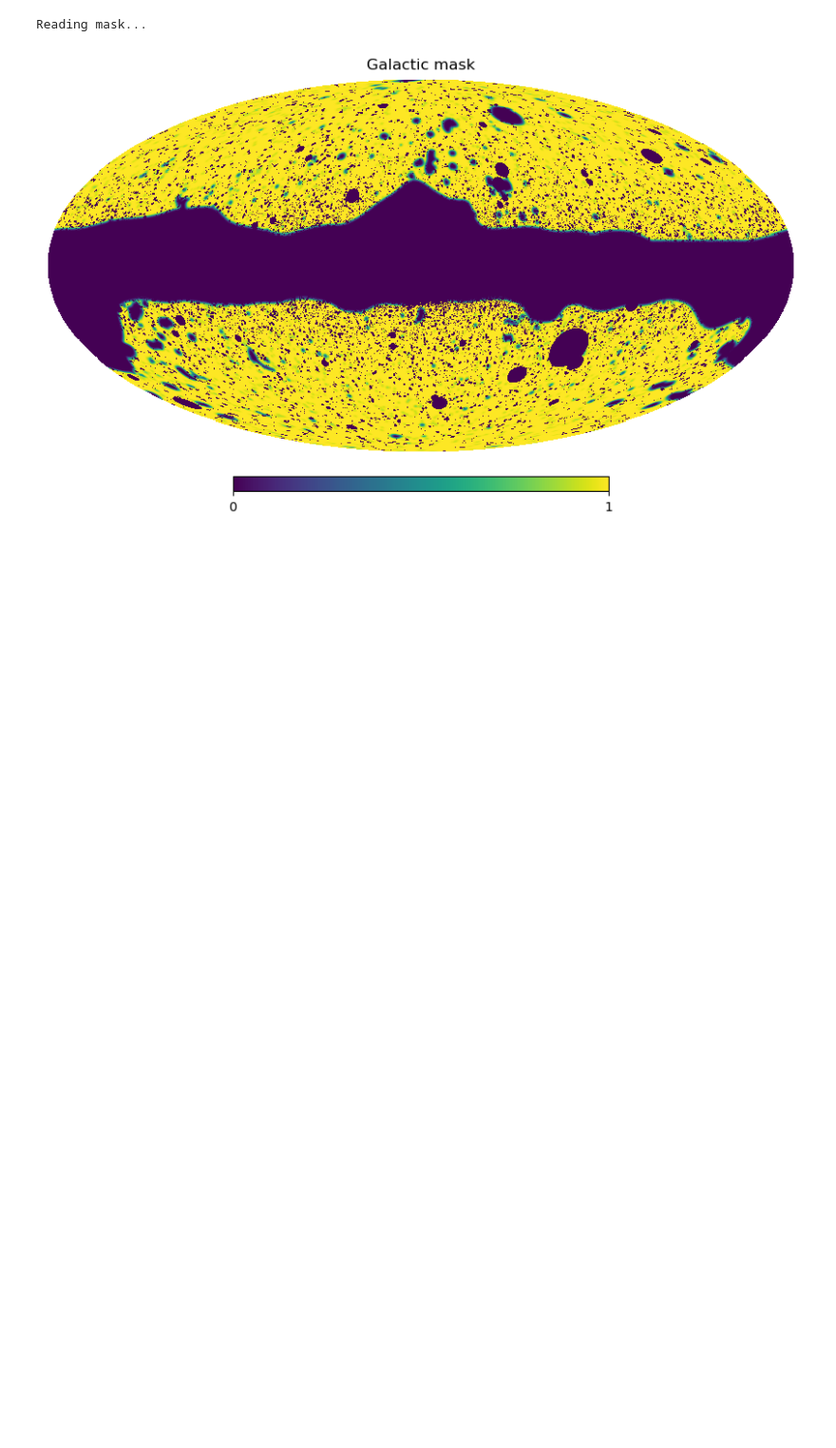
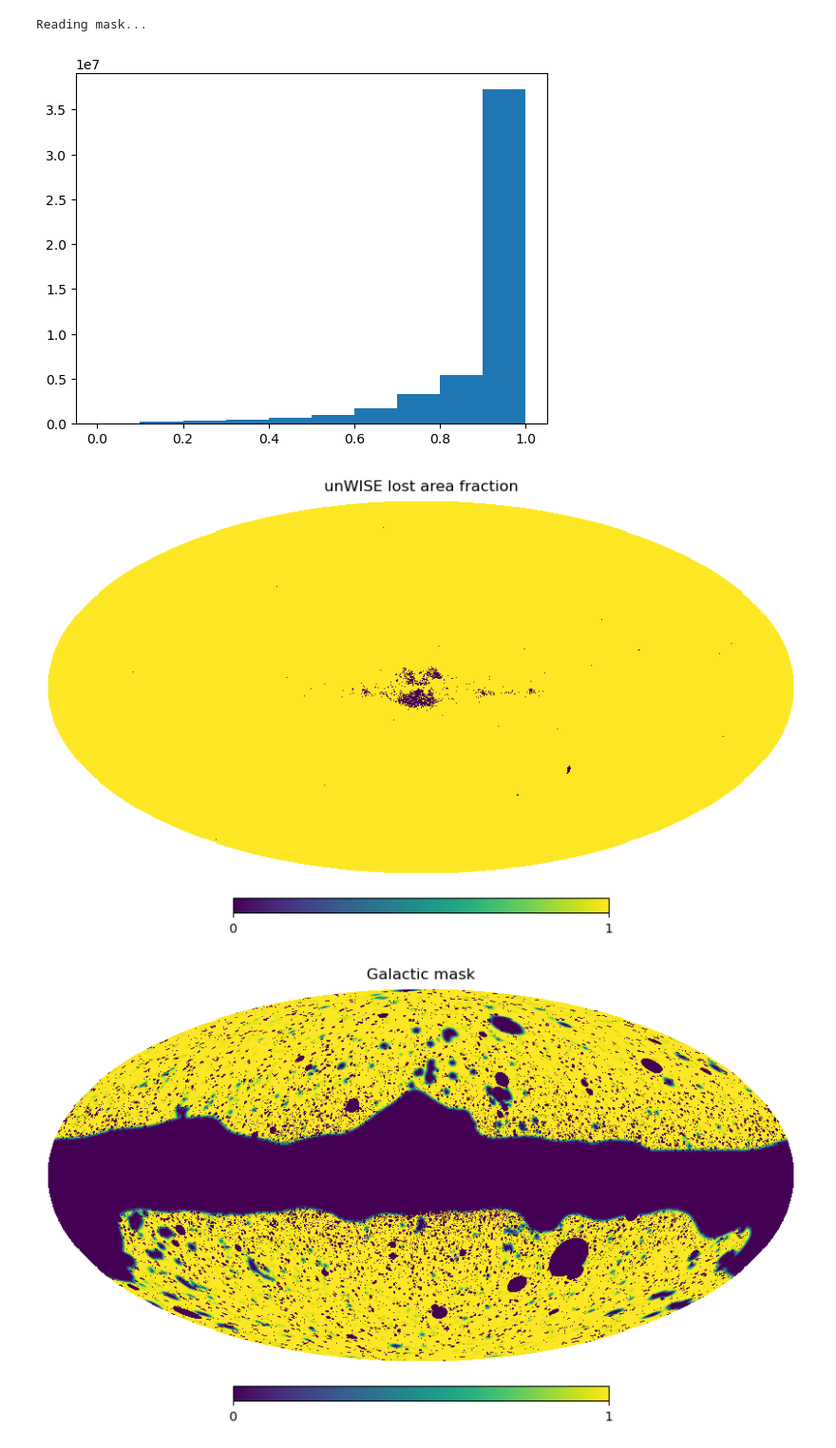
Before and after one commit to Zguandi/unWISE_SZ, a Jupyter notebook: unWISE_flux_map.ipynb, the cells around one changed output. Shown at 95% size. Cells and saved outputs as stored; diff of their text form; code cells hidden in the pictures; blank space fills up the shorter version.

```diff
--- a/unWISE_flux_map.ipynb
+++ b/unWISE_flux_map.ipynb
@@ -57,10 +57,16 @@ PATHMAP = DAT + 'unWISE/'
 print('Reading mask...')
 mask = hp.read_map(PATHMAP+'mask/mask_unWISE_full_v10.fits')
 lost = fits.open(PATHMAP+"loss/unmaskedareafrac-flag.fits")
-mask_lost = lost[0].data
-invalid = mask_lost == 0
+map_lost = lost[0].data
+# invalid = (mask_lost == 0)
 
-galmask = mask * invalid
+# galmask = mask * invalid
 # %% [output]
 Reading mask...
+# %%
+plt.hist(map_lost)
+hp.mollview(map_lost>0.2, title='unWISE lost area fraction')
+# %% [output]
+[figure, added]
+[figure, added]
 # %%
```
Also changed, not shown: parts of 6 cells of this notebook, 5 other files.
